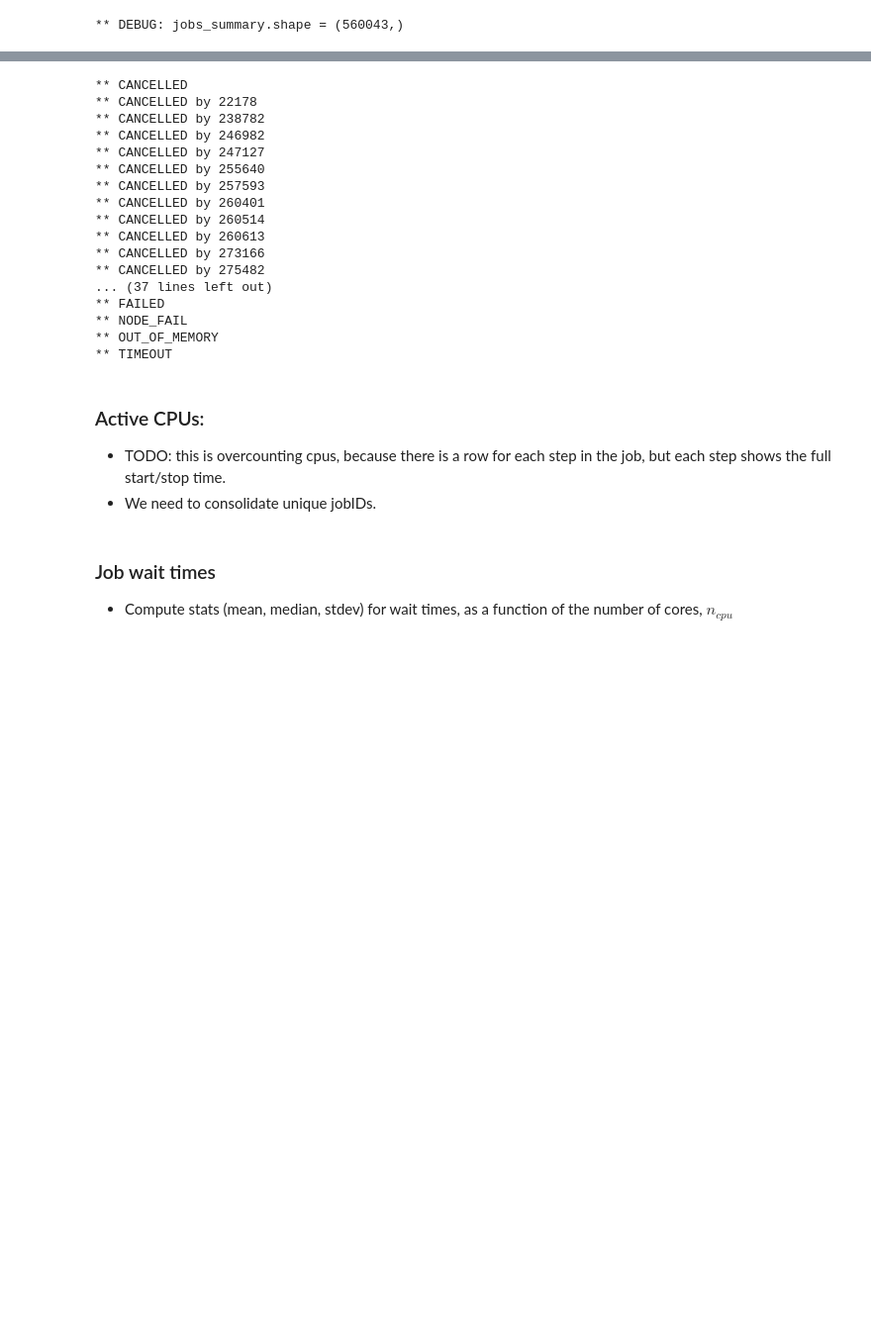
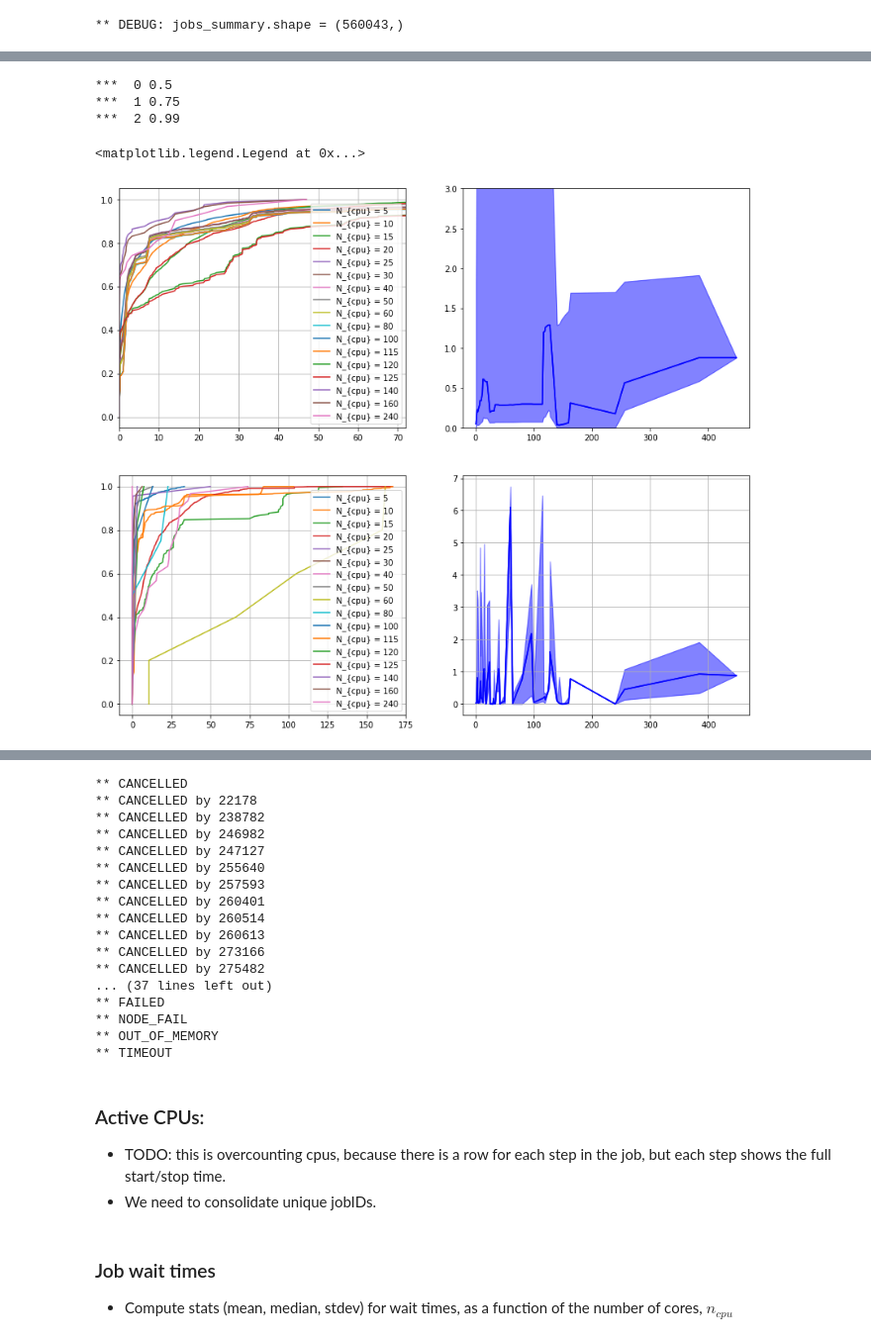
Before and after one commit to jeffersonscientific/HPC_analytics, a Jupyter notebook: Mazama_usage_analysis.ipynb, the cells around one changed output, grey strips where cells are left out. Shown at 99% size. Cells and saved outputs as stored; diff of their text form; code cells hidden in the pictures; blank space fills up the shorter version.

```diff
--- a/Mazama_usage_analysis.ipynb
+++ b/Mazama_usage_analysis.ipynb
@@ -377,0 +616,71 @@ print('** ', 86*24)
+# %%
+# Cumulative distributrions of wait times, as a function of n_cpu*run-time. Not trivially simple how we want
+#. to tell this story.
+# note that this should be requested wall-time, but i'm not sure we have that.
+#
+fg = plt.figure(figsize=(14,12))
+ax1 = plt.subplot('221')
+ax2 = plt.subplot('222')
+#
+ax3 = plt.subplot('223')
+ax4 = plt.subplot('224')
+#
+for ax in (ax1, ax2, ax3, ax4):
+    ax.grid()
+#
+quantiles = []
+quantiles_lt = []
+qs = [.5, .75, .99]
+
+#
+#len(numpy.unique(wait_stats['ncpus']))
+for n in (wait_stats['ncpus']):
+    if n==0: continue
+    #
+
+    #n = int(n)
+    #X = wait_stats[wait_stats['ncpus']==n]
+    #
+    xx_gt = numpy.array(sorted( (sacct_data.jobs_summary['Start'] -
+                              sacct_data.jobs_summary['Submit'])[sacct_data.jobs_summary['NCPUS']>=n] ))
+    xx_lt = numpy.array(sorted( (sacct_data.jobs_summary['Start'] -
+                              sacct_data.jobs_summary['Submit'])[sacct_data.jobs_summary['NCPUS']==n] ))
+    quantiles += [[n] + list(numpy.quantile(xx_gt, qs))]
+    quantiles_lt += [[n] + list(numpy.quantile(xx_lt, qs))]
+    #
+    #print('*** ', n, len(xx) )
+
+    #print('** {}/{}'.format(len(X), len(wait_stats)))
+    #
+    if n%5==0:
+        ax1.plot(xx_gt*24., numpy.linspace(0., 1., len(xx_gt)), ls='-', label='N_{{cpu}} = {}'.format(n))
+        #
+        ax3.plot(xx_lt*24., numpy.linspace(0., 1., len(xx_lt)), ls='-', label='N_{{cpu}} = {}'.format(n))
+#
+quantiles = numpy.array(quantiles)
+quantiles_lt = numpy.array(quantiles_lt)
+#
+ax1.legend(loc=0)
+ax1.set_xlim(0,72)
+ax1.set_xlabel('Wait time (hours)')
+#
+#
+for k,q in enumerate(qs):
+    print('*** ', k,q)
+    ax2.plot(quantiles[:,0], quantiles[:,2], label='$q={}$'.format(q), alpha=.7, color='b')
+    ax2.fill_between(quantiles[:,0], quantiles[:,1], quantiles[:,quantiles.shape[1]-1], alpha=.2, color='b')
+    #
+    ax4.plot(quantiles_lt[:,0], quantiles_lt[:,2], label='$q={}$'.format(q), alpha=.7, color='b')
+    ax4.fill_between(quantiles_lt[:,0], quantiles_lt[:,1],
+                     quantiles_lt[:,quantiles_lt.shape[1]-1], alpha=.2, color='b')
+#
+ax2.grid()
+ax2.set_ylim(0, 3.)
+ax3.legend(loc=0)
+ax3.set_xlabel('Wait time (hours)')
+# %% [output]
+***  0 0.5
+***  1 0.75
+***  2 0.99
+<matplotlib.legend.Legend at 0x...>
+[figure, added]
```
Also changed, not shown: parts of 13 cells of this notebook, 4 other files.
